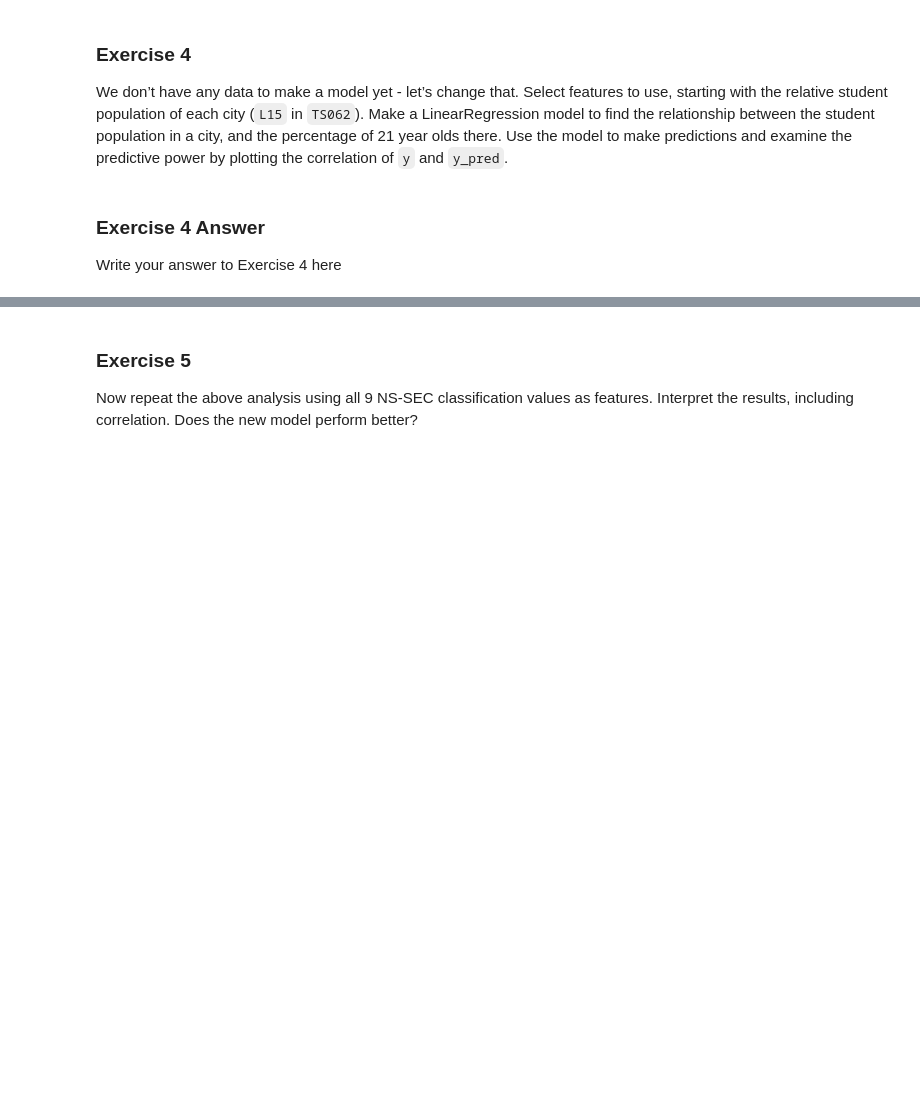
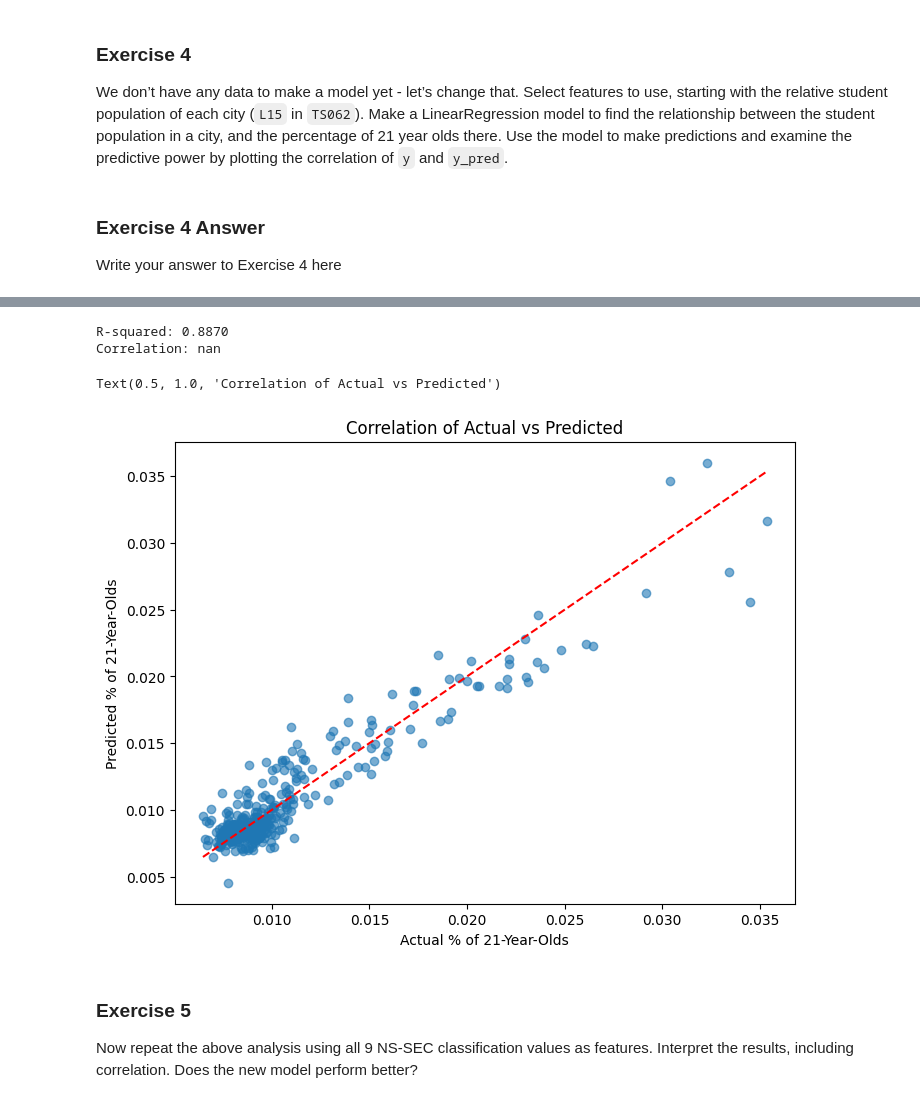
Before and after one commit to TomChen1501/CST, a Jupyter notebook: _notebooks/03-address_glm.ipynb, the cells around one changed output, grey strips where cells are left out. Drawn from its saved outputs; the diff is of its cells as text; code cells hidden in the pictures; blank space fills up the shorter version.

```diff
--- a/_notebooks/03-address_glm.ipynb
+++ b/_notebooks/03-address_glm.ipynb
@@ -1295,0 +1299,2 @@ Write your answer to Exercise 4 here
+# %%
+student_df.iloc[:, 3:] = student_df.iloc[:, 3:].div(student_df['National Statistics Socio-economic Classification (NS-SEC): Total: All usual residents aged 16 years and over'], axis=0)
@@ -1295,0 +1335,4 @@ Write your answer to Exercise 4 here
+# %%
+student_df = student_df[['geography', student_df.columns[-1]]].set_index('geography')
+# %%
+student_df.rename(columns={student_df.columns[-1]: 'Full-time students'}, inplace=True)
@@ -1295,0 +1357,7 @@ Write your answer to Exercise 4 here
+# %%
+X = student_df['Full-time students'].values.reshape(-1,1)
+y = norm_age_df[21].values.reshape(-1,1)
+
+merged_df = pd.concat([norm_age_df[21], student_df['Full-time students']], axis=1, join='inner')
+merged_df.head()
+merged_df['Full-time students'].values
@@ -1296,3 +1382,39 @@ Write your answer to Exercise 4 here
+# %%
+import pandas as pd
+import numpy as np
+import matplotlib.pyplot as plt
+from sklearn.linear_model import LinearRegression
+from sklearn.metrics import r2_score
+
+# Extract predictor (X) and response (y)
+X = merged_df['Full-time students'].values.reshape(-1, 1)
+X = np.hstack([np.ones((X.shape[0], 1)), X]) # add constant
+y = merged_df[21].values.reshape(-1, 1)
+
+model = LinearRegression()
+model.fit(X, y)
+
+y_pred = model.predict(X)
+
+# Evaluate the model
+r2 = r2_score(y, y_pred)
+correlation = np.corrcoef(y, y_pred)[0, 1]
+
+print(f"R-squared: {r2:.4f}")
+print(f"Correlation: {correlation:.4f}")
+
+# Plot actual vs predicted
+plt.figure(figsize=(8, 6))
+plt.scatter(y, y_pred, alpha=0.6, label="Predicted vs Actual")
+plt.plot([y.min(), y.max()], [y.min(), y.max()], 'r--', label="Perfect Correlation")
+plt.xlabel("Actual % of 21-Year-Olds")
+plt.ylabel("Predicted % of 21-Year-Olds")
+plt.title("Correlation of Actual vs Predicted")
+# %% [output]
+R-squared: 0.8870
+Correlation: nan
+Text(0.5, 1.0, 'Correlation of Actual vs Predicted')
+[figure, added]
 # %% [markdown]
 ### Exercise 5
 
```
Also changed, not shown: parts of 34 cells of this notebook.
